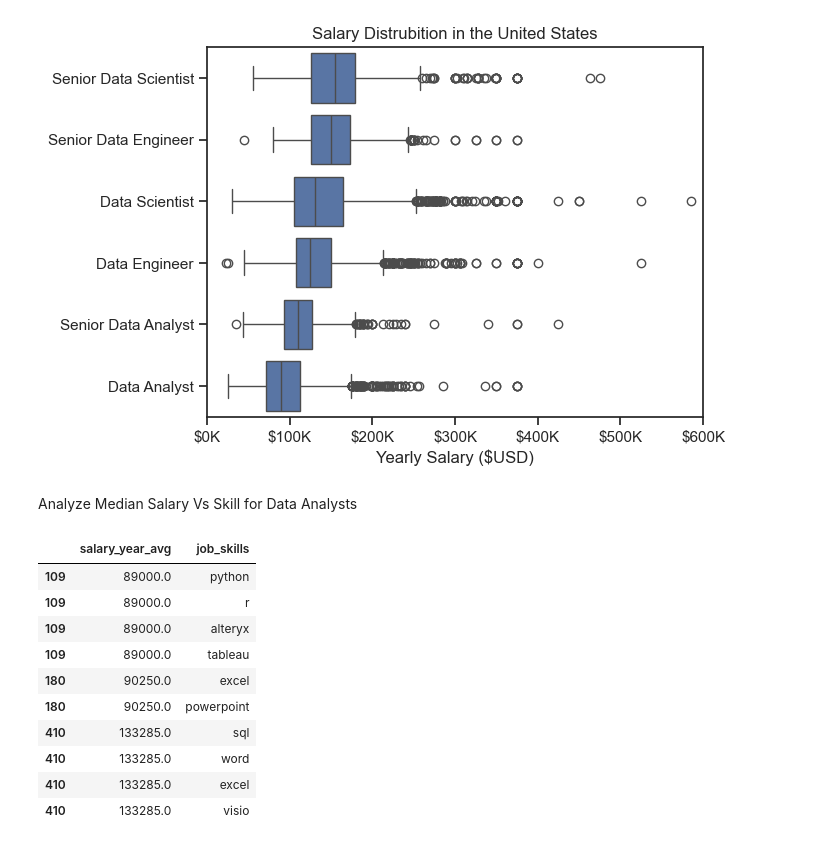
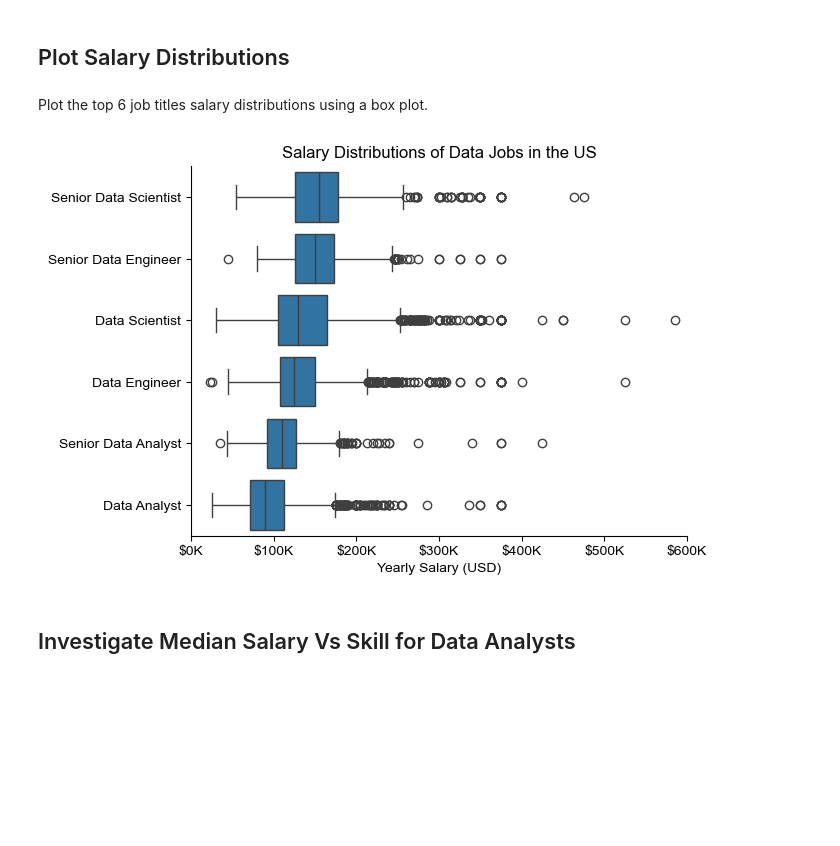
Before and after one commit to yilmazemre61/Explore_Data_Analyst_Role, a Jupyter notebook: 4-Salary_Analysis.ipynb, the cells around one changed output. Saved outputs shown, nothing was run; the diff lists cells and outputs as text; code cells hidden in the pictures; blank space fills up the shorter version.

```diff
--- a/4-Salary_Analysis.ipynb
+++ b/4-Salary_Analysis.ipynb
@@ -44,9 +38,11 @@ df_US
 # %%
-# Creating a list of top 6 demanded jobs
 job_titles = df_US['job_title_short'].value_counts().index[:6].tolist()
 
-# Creating a new DataFrame with top 6 job titles
+# filter the df for the top 6 job titles
 df_US_top6 = df_US[df_US['job_title_short'].isin(job_titles)]
 
-df_US_top6
+# order the job titles by median salary
+job_order = df_US_top6.groupby('job_title_short')['salary_year_avg'].median().sort_values(ascending=False).index
+
+job_titles
 # %% [output]
@@ -68,33 +55,21 @@ job_title_order = df_US_top6.groupby('job_title_short')['salary_year_avg'].media
+# %% [markdown]
+## Plot Salary Distributions
+# %% [markdown]
+Plot the top 6 job titles salary distributions using a box plot.
 # %%
-sns.boxplot(data=df_US_top6, x='salary_year_avg', y='job_title_short', order=job_title_order)
+sns.boxplot(data=df_US_top6, x='salary_year_avg', y='job_title_short', order=job_order)
 sns.set_theme(style='ticks')
+sns.despine()
 
-plt.title('Salary Distrubition in the United States')
-plt.xlabel('Yearly Salary ($USD)')
+# this is all the same
+plt.title('Salary Distributions of Data Jobs in the US')
+plt.xlabel('Yearly Salary (USD)')
 plt.ylabel('')
 plt.xlim(0, 600000)
-# Formatting thee x-axis
-ax = plt.gca()
-ax.xaxis.set_major_formatter(plt.FuncFormatter(lambda x, pos: f'${int(x/1000)}K'))
+ticks_x = plt.FuncFormatter(lambda y, pos: f'${int(y/1000)}K')
+plt.gca().xaxis.set_major_formatter(ticks_x)
 plt.show()
 # %% [output]
-[figure, old version]
+[figure, new version]
 # %% [markdown]
-Analyze Median Salary Vs Skill for Data Analysts
+## Investigate Median Salary Vs Skill for Data Analysts
-# %%
-# Explode the 'job_skills'
-df_DA_US = df_DA_US.explode('job_skills')
-
-df_DA_US[['salary_year_avg', 'job_skills']].head(10)
-# %% [output]
-|  | salary_year_avg | job_skills |
-| 109 | 89000.0 | python |
-| 109 | 89000.0 | r |
-| 109 | 89000.0 | alteryx |
-| 109 | 89000.0 | tableau |
-| 180 | 90250.0 | excel |
-| 180 | 90250.0 | powerpoint |
-| 410 | 133285.0 | sql |
-| 410 | 133285.0 | word |
-| 410 | 133285.0 | excel |
-| 410 | 133285.0 | visio |
```
Also changed, not shown: parts of 20 cells of this notebook.
